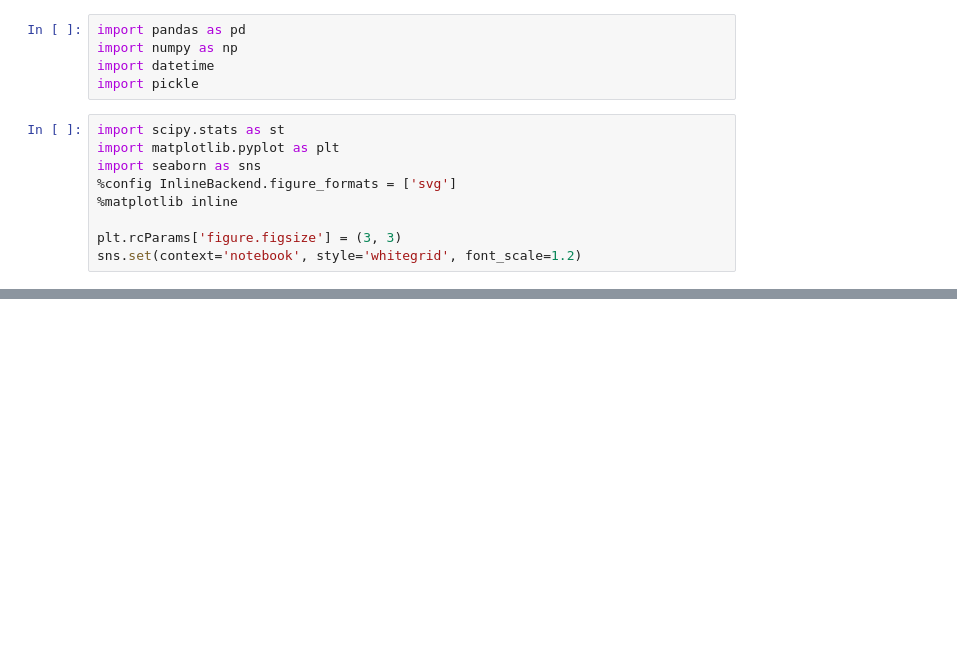
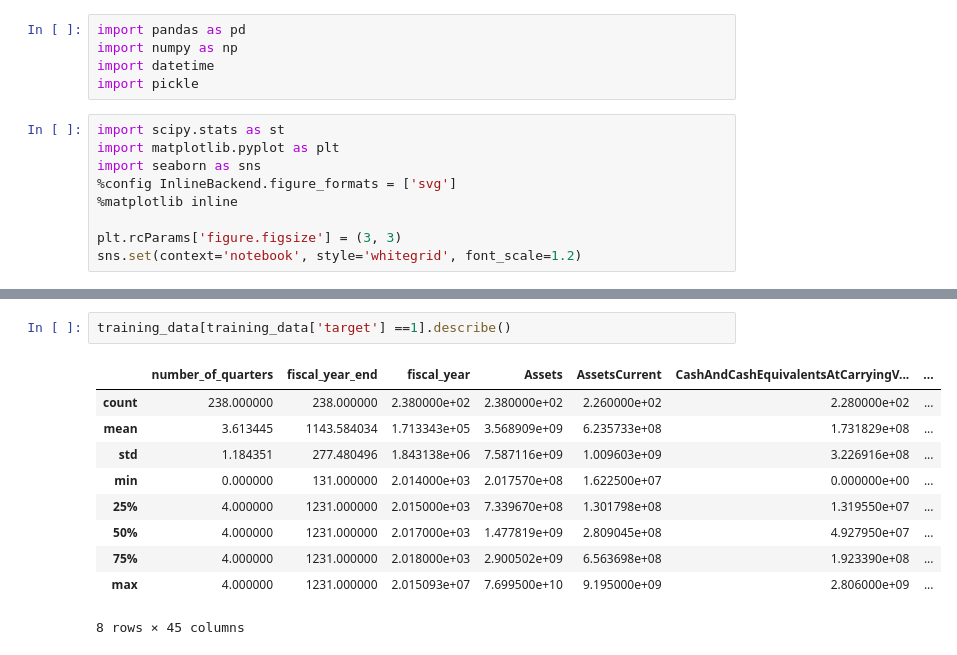
Before and after one commit to AmyB47/bankruptcy_2020, a Jupyter notebook: code/08_EDA_training_data.ipynb, the cells around one changed output, grey strips where cells are left out. Saved outputs shown, nothing was run; the diff lists cells and outputs as text; blank space fills up the shorter version.

```diff
--- a/code/08_EDA_training_data.ipynb
+++ b/code/08_EDA_training_data.ipynb
@@ -280,0 +84,13 @@ with open('model_data_new.pickle', 'wb') as to_write:
+# %%
+training_data[training_data['target'] ==1].describe()
+# %% [output]
+|  | number_of_quarters | fiscal_year_end | fiscal_year | Assets | AssetsCurrent | CashAndCashEquivalentsAtCarryingV... | ... |
+| count | 238.000000 | 238.000000 | 2.380000e+02 | 2.380000e+02 | 2.260000e+02 | 2.280000e+02 | ... |
+| mean | 3.613445 | 1143.584034 | 1.713343e+05 | 3.568909e+09 | 6.235733e+08 | 1.731829e+08 | ... |
+| std | 1.184351 | 277.480496 | 1.843138e+06 | 7.587116e+09 | 1.009603e+09 | 3.226916e+08 | ... |
+| min | 0.000000 | 131.000000 | 2.014000e+03 | 2.017570e+08 | 1.622500e+07 | 0.000000e+00 | ... |
+| 25% | 4.000000 | 1231.000000 | 2.015000e+03 | 7.339670e+08 | 1.301798e+08 | 1.319550e+07 | ... |
+| 50% | 4.000000 | 1231.000000 | 2.017000e+03 | 1.477819e+09 | 2.809045e+08 | 4.927950e+07 | ... |
+| 75% | 4.000000 | 1231.000000 | 2.018000e+03 | 2.900502e+09 | 6.563698e+08 | 1.923390e+08 | ... |
+| max | 4.000000 | 1231.000000 | 2.015093e+07 | 7.699500e+10 | 9.195000e+09 | 2.806000e+09 | ... |
+8 rows × 45 columns
```
Also changed, not shown: parts of 64 cells of this notebook.
